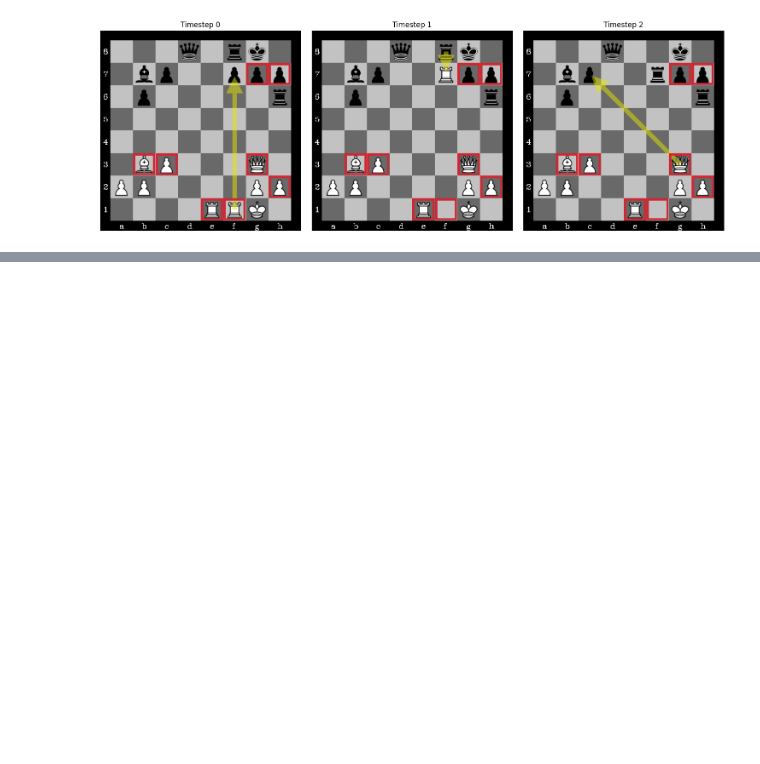
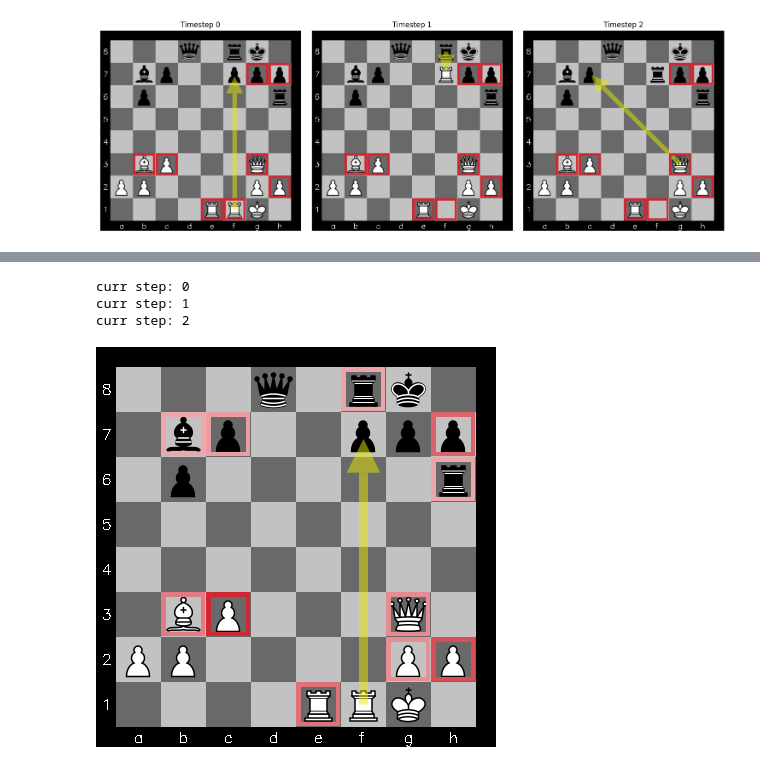
Before and after one commit to radroof22/xAI-chess, a Jupyter notebook: sequential_sarfa.ipynb, the cells around one changed output, grey strips where cells are left out. Drawn from its saved outputs; the diff is of its cells as text; code cells hidden in the pictures; blank space fills up the shorter version.

```diff
--- a/sequential_sarfa.ipynb
+++ b/sequential_sarfa.ipynb
@@ -288,0 +389,13 @@ ground_truth_boards[0][0]["e1"]
+# %%
+predicted_saliency_forced_moves, predicted_saliency_timestamps, predicted_moves = sequential_saliency_algorithm_forced_moves(FEN, DISCOUNT_FACTOR, DEPTH, ground_truth_moves)
+# %% [output]
+curr step: 0
+curr step: 1
+curr step: 2
+# %%
+board_visualizer = BoardVisualization(board.copy())
+
+path = board_visualizer.show_heatmap(predicted_saliency, predicted_moves[0])
+display(Image(path))
+# %% [output]
+[figure, added]
```
Also changed, not shown: parts of 19 cells of this notebook, 2 other files.
